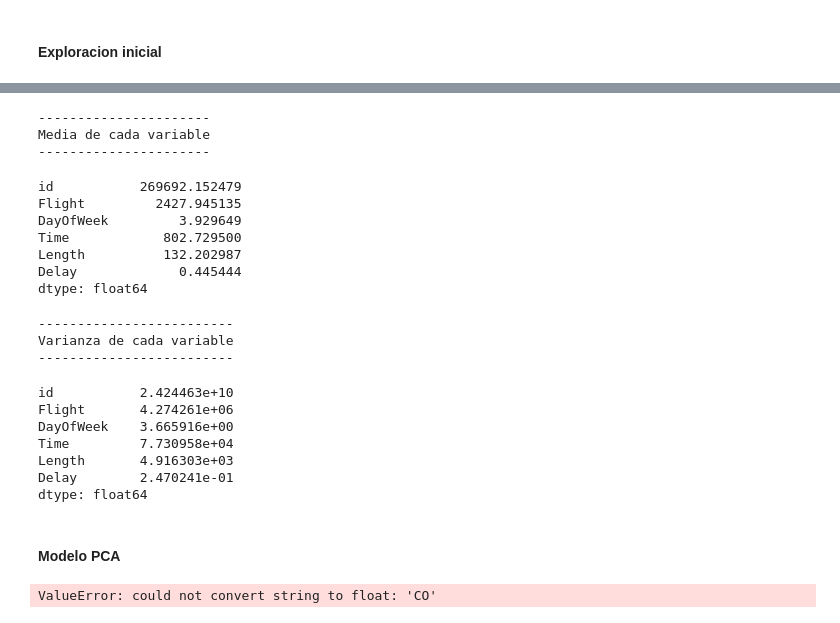
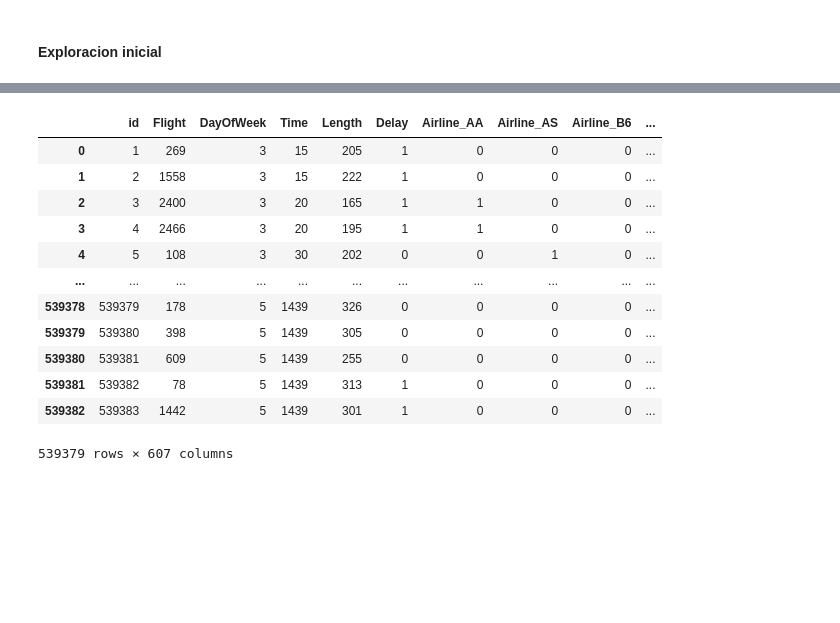
Before and after one commit to natijohansen/TP_DataScience, a Jupyter notebook: Test-PCA.ipynb, the cells around one changed output, grey strips where cells are left out. Cells and saved outputs as stored; diff of their text form; code cells hidden in the pictures; blank space fills up the shorter version.

```diff
--- a/Test-PCA.ipynb
+++ b/Test-PCA.ipynb
@@ -65,7 +47,0 @@ df_air.shape
-# %%
-df_air.loc[df_air['Time'] <= 500, 'TimeGroups'] = '<= 500'
-df_air.loc[df_air['Time'].between(500, 801, inclusive='neither'), 'TimeGroups'] = '501 - 800'
-df_air.loc[df_air['Time'].between(800, 1101, inclusive='neither'), 'TimeGroups'] = '801 - 1100'
-df_air.loc[df_air['Time'] > 1100, 'TimeGroups'] = '> 1100'
-
-df_air
@@ -86,6 +47,0 @@ df_air
-# %%
-df_air.loc[df_air['Length'] <= 80, 'LengthGroups'] = '<= 80'
-df_air.loc[df_air['Length'].between(80, 141, inclusive='neither'),  'LengthGroups'] = '81 - 140'
-df_air.loc[df_air['Length'].between(140, 201, inclusive='neither'),  'LengthGroups'] = '141 - 200'
-df_air.loc[df_air['Length'] > 200, 'LengthGroups'] = '> 200'
-df_air
@@ -174,44 +69,18 @@ memory usage: 82.3+ MB
-# %%
-print('----------------------')
-print('Media de cada variable')
-print('----------------------')
-df.mean(axis=0, numeric_only=True)
-# %% [output]
-----------------------
-Media de cada variable
-----------------------
-id           269692.152479
-Flight         2427.945135
-DayOfWeek         3.929649
-Time            802.729500
-Length          132.202987
-Delay             0.445444
-dtype: float64
-# %%
-print('-------------------------')
-print('Varianza de cada variable')
-print('-------------------------')
-df.var(axis=0, numeric_only=True)
-# %% [output]
--------------------------
-Varianza de cada variable
--------------------------
-id           2.424463e+10
-Flight       4.274261e+06
-DayOfWeek    3.665916e+00
-Time         7.730958e+04
-Length       4.916303e+03
-Delay        2.470241e-01
-dtype: float64
-# %% [markdown]
-#### Modelo PCA
-# %%
-# Entrenamiento modelo PCA con escalado de los datos
-# ==============================================================================
-pca_pipe = make_pipeline(StandardScaler(), PCA())
-pca_pipe.fit(df)
-
-# Se extrae el modelo entrenado del pipeline
-modelo_pca = pca_pipe.named_steps['pca']
-# %% [output]
-ValueError: could not convert string to float: 'CO'
+# %%
+#Comenzamos con la preparacion de nuestros datos
+df_dummy = pd.get_dummies(df_air, drop_first=True)
+df_dummy
+# %% [output]
+|  | id | Flight | DayOfWeek | Time | Length | Delay | Airline_AA | Airline_AS | Airline_B6 | ... |
+| 0 | 1 | 269 | 3 | 15 | 205 | 1 | 0 | 0 | 0 | ... |
+| 1 | 2 | 1558 | 3 | 15 | 222 | 1 | 0 | 0 | 0 | ... |
+| 2 | 3 | 2400 | 3 | 20 | 165 | 1 | 1 | 0 | 0 | ... |
+| 3 | 4 | 2466 | 3 | 20 | 195 | 1 | 1 | 0 | 0 | ... |
+| 4 | 5 | 108 | 3 | 30 | 202 | 0 | 0 | 1 | 0 | ... |
+| ... | ... | ... | ... | ... | ... | ... | ... | ... | ... | ... |
+| 539378 | 539379 | 178 | 5 | 1439 | 326 | 0 | 0 | 0 | 0 | ... |
+| 539379 | 539380 | 398 | 5 | 1439 | 305 | 0 | 0 | 0 | 0 | ... |
+| 539380 | 539381 | 609 | 5 | 1439 | 255 | 0 | 0 | 0 | 0 | ... |
+| 539381 | 539382 | 78 | 5 | 1439 | 313 | 1 | 0 | 0 | 0 | ... |
+| 539382 | 539383 | 1442 | 5 | 1439 | 301 | 1 | 0 | 0 | 0 | ... |
+539379 rows × 607 columns
```
Also changed, not shown: parts of 23 cells of this notebook.
